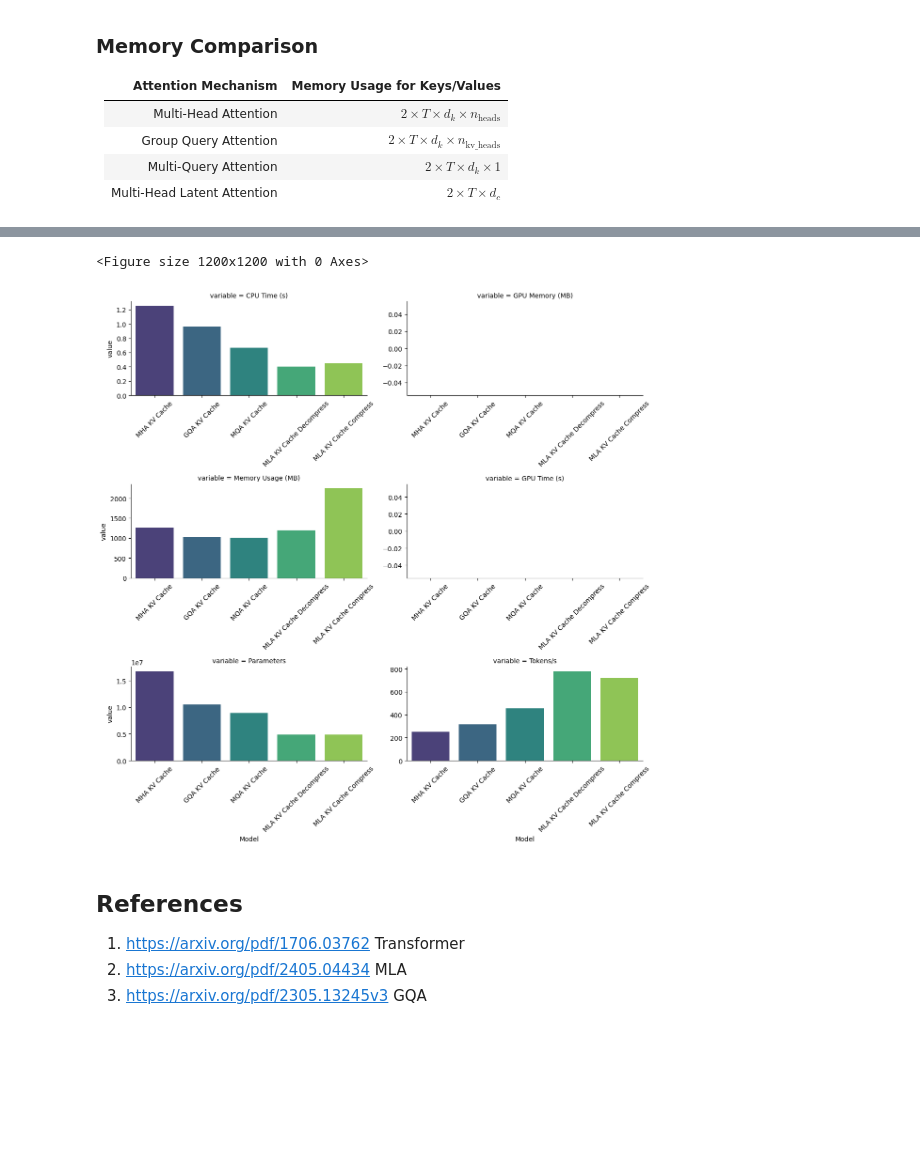
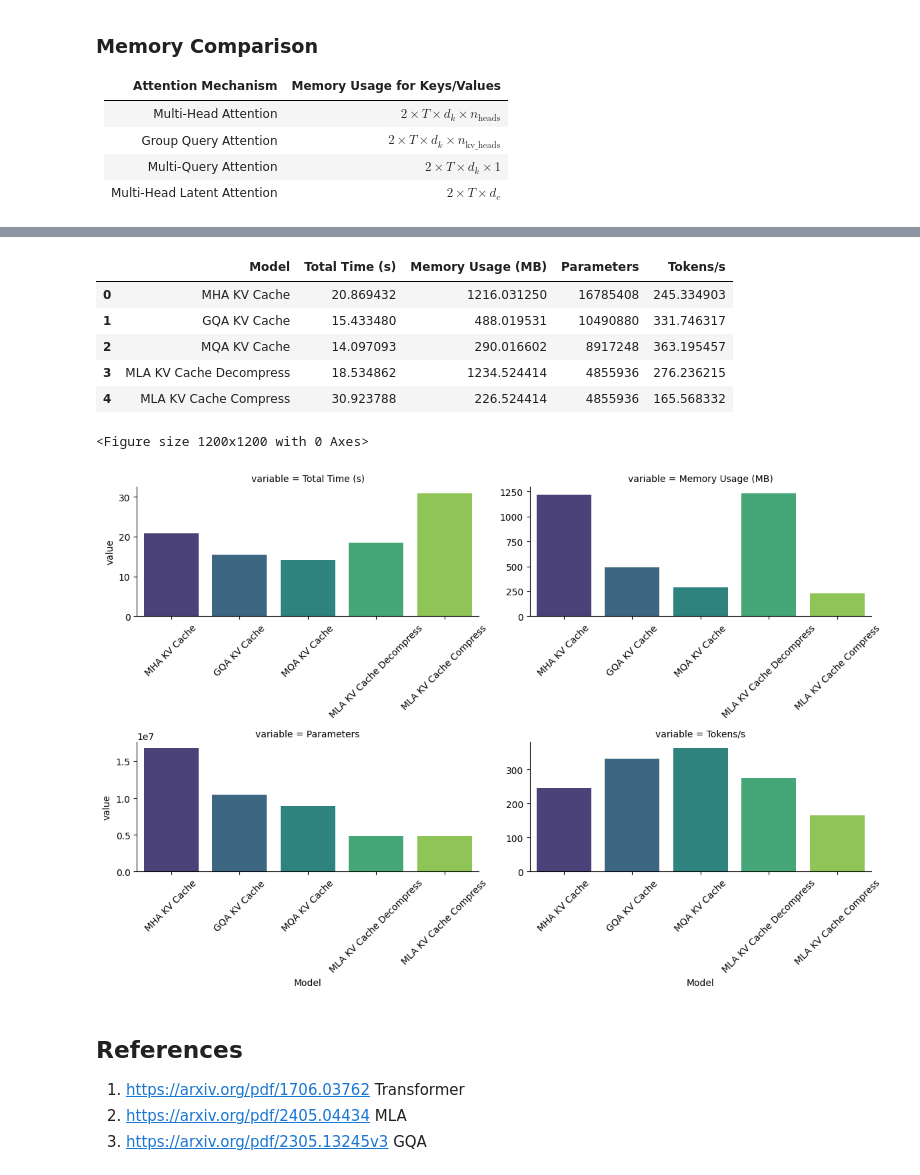
Before and after one commit to abrarsheikh/blog, a Jupyter notebook: content/head_attention.ipynb, the cells around one changed output, grey strips where cells are left out. Cells and saved outputs as stored; diff of their text form; code cells hidden in the pictures; blank space fills up the shorter version.

```diff
--- a/content/head_attention.ipynb
+++ b/content/head_attention.ipynb
@@ -29,8 +28,8 @@ Throughout the notebook, we provide detailed explanations of these techniques, i
 * Incomplete Implementations: While the core attention mechanisms are implemented, the notebook does not include all real-world enhancements. For instance, positional encodings, such as RoPE (Rotary Positional Encoding), are not integrated here but are an essential part of most attention mechanisms in practical applications.
 * No Ablation Studies: This notebook does not attempt to conduct ablation studies or determine which attention mechanism is "better" in terms of performance or accuracy. The goal is not to provide a comprehensive comparison but rather to explore and observe how different attention mechanisms affect memory usage and performance in a simplified context.
 # %%
-MAX_BATCH_SIZE = 4 if not torch.cuda.is_available() else 16
-MAX_SEQ_LEN = 128 if not torch.cuda.is_available() else 1024
+MAX_BATCH_SIZE = 16 if not torch.cuda.is_available() else 32
+MAX_SEQ_LEN = 128 if not torch.cuda.is_available() else 2048
 # %% [markdown]
 ## Multi-Head Attention
 # %% [markdown]
@@ -852,7 +805,7 @@ results = {}
 
 for model_name, (model, use_kv_cache, kwargs) in models.items():
     print(f"Profiling {model_name}...")
-    cpu_time, memory_usage, gpu_memory, gpu_time, flops, tokens_per_sec, parameters = (
+    total_time, memory_usage, tokens_per_sec, parameters = (
         profile_model(
             model,
             input_seq,
@@ -864,27 +817,21 @@ for model_name, (model, use_kv_cache, kwargs) in models.items():
         )
     )
     results[model_name] = {
-        "cpu_time": cpu_time,
+        "total_time": total_time,
         "memory_usage": memory_usage,
-        "gpu_memory": gpu_memory,
-        "gpu_time": gpu_time,
-        "flops": flops,
         "tokens_per_sec": tokens_per_sec,
         "parameters": parameters,
     }
     print(
-        f"Model: {model_name}, CPU Time: {cpu_time:.2f}s, Memory Usage: {memory_usage:.2f}MB, GPU Memory: {gpu_memory:.2f}MB, GPU Time: {gpu_time:.2f}s, FLOPS: {flops:.2f}GFLOPS, Parameters: {parameters}"
+        f"Model: {model_name}, Total Time: {total_time:.2f}s, Memory Usage: {memory_usage:.2f}MB, Parameters: {parameters}"
     )
 
 # Plot results
 results_df = pd.DataFrame(
     {
         "Model": list(models.keys()),
-        "CPU Time (s)": [results[model]["cpu_time"] for model in models],
+        "Total Time (s)": [results[model]["total_time"] for model in models],
         "Memory Usage (MB)": [results[model]["memory_usage"] for model in models],
-        "GPU Memory (MB)": [results[model]["gpu_memory"] for model in models],
-        "GPU Time (s)": [results[model]["gpu_time"] for model in models],
-        "FLOPS (GFLOPS)": [results[model]["flops"] for model in models],
         "Parameters": [results[model]["parameters"] for model in models],
         "Tokens/s": [results[model]["tokens_per_sec"] for model in models],
     }
@@ -918,13 +889,20 @@ Model: MLA KV Cache Compress, CPU Time: 0.45s, Memory Usage: 2244.39MB, GPU Memo
+# %%
+results_df
+# %% [output]
+|  | Model | Total Time (s) | Memory Usage (MB) | Parameters | Tokens/s |
+| 0 | MHA KV Cache | 20.869432 | 1216.031250 | 16785408 | 245.334903 |
+| 1 | GQA KV Cache | 15.433480 | 488.019531 | 10490880 | 331.746317 |
+| 2 | MQA KV Cache | 14.097093 | 290.016602 | 8917248 | 363.195457 |
+| 3 | MLA KV Cache Decompress | 18.534862 | 1234.524414 | 4855936 | 276.236215 |
+| 4 | MLA KV Cache Compress | 30.923788 | 226.524414 | 4855936 | 165.568332 |
 # %%
 # Create a FacetGrid with 3 rows and 2 columns
 fig = plt.figure(figsize=(12, 12))
 
 # Define metrics to plot
 metrics = [
-    "CPU Time (s)",
-    "GPU Memory (MB)",
+    "Total Time (s)",
     "Memory Usage (MB)",
-    "GPU Time (s)",
     "Parameters",
     "Tokens/s",
 ]
@@ -932,34 +910,34 @@ metrics = [
 # Create facet grid for multiple plots
 g = sns.FacetGrid(
     pd.melt(results_df, id_vars=["Model"], value_vars=metrics),
     col_wrap=2,
     height=4,
     aspect=1.5,
     row=None,
     col="variable",
     sharex=False,
     sharey=False,
 )
 
 # Plot bars for each metric
 g.map_dataframe(
     sns.barplot,
     x="Model",
     y="value",
     hue="Model",
     palette="viridis",
 )
 
 # Rotate x-axis labels for better readability
 for ax in g.axes:
     ax.tick_params(axis="x", rotation=45)
 
 # Adjust layout to prevent overlapping
 plt.tight_layout()
 plt.show()
 # %% [output]
 <Figure size 1200x1200 with 0 Axes>
-[figure, old version]
+[figure, new version]
 # %% [markdown]
 ## References
 1. https://arxiv.org/pdf/1706.03762 Transformer
```
Also changed, not shown: parts of 5 cells of this notebook, 2 other files.
